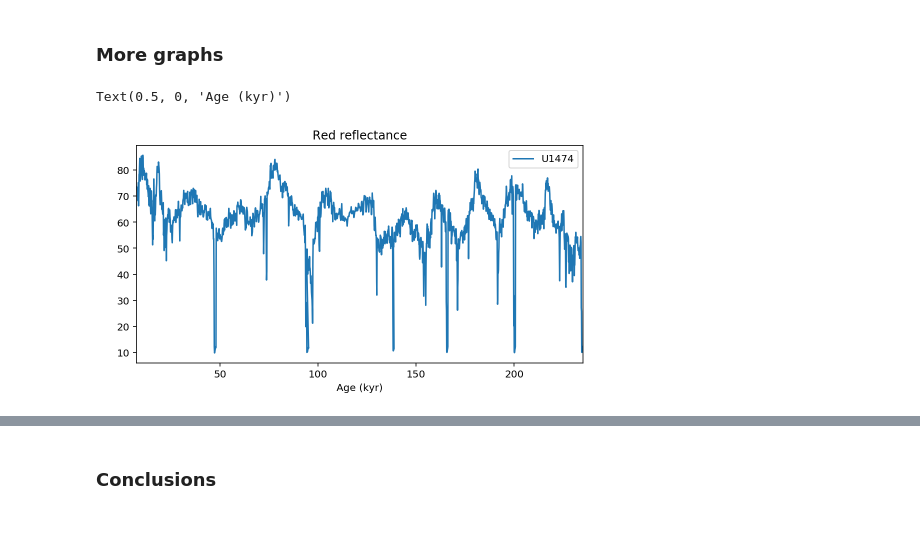
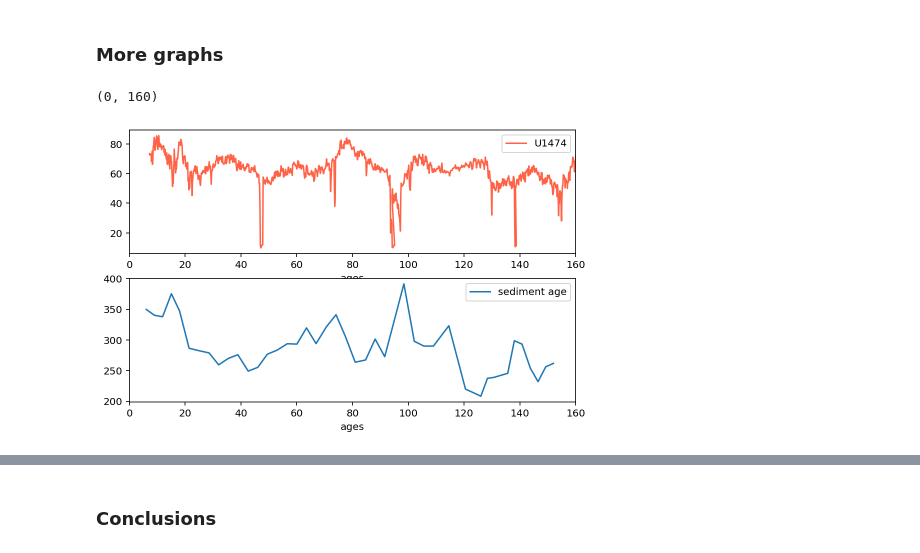
Before and after one commit to rabernat/Site_U1474, a Jupyter notebook: Final_Project.ipynb, the cells around one changed output, grey strips where cells are left out. Cells and saved outputs as stored; diff of their text form; code cells hidden in the pictures; blank space fills up the shorter version.

```diff
--- a/Final_Project.ipynb
+++ b/Final_Project.ipynb
@@ -63,6 +63,8 @@ k_ar.head(2)
 msl = pd.read_csv('../Final_Project/DATA/Magnetic_Susceptibility.csv')
 msl = msl.rename(columns={"Magnetic susceptibility (instr. units)": "msl",
                           "Depth CCSF-361-U1474-ABDEF-20160220 (m)": "depth"})
+
+msl = msl.drop_duplicates(subset = "depth", keep="first")
 msl.head()
 # %% [output]
 |  | Exp | Site | Hole | Core | Type | Sect | A/W | Offset (cm) | Depth CSF-A (m) | depth | ... |
@@ -287,16 +308,15 @@ Colors are related to the mineral makeup of the terrigenous sediment. Therefore,
 # %% [markdown]
 ### More graphs
 # %%
-fig, ax =plt.subplots(figsize=(8,4))
+fig, ax =plt.subplots(figsize=(8,5), nrows=(2))
 
-refl_new.plot(x='ages', y ='R', ax=ax, label ='U1474')
+refl_new.plot(x='ages', y ='R', ax=ax[0], label ='U1474', c = 'tomato')
+k_ar_new.plot(x ='ages', y='Avg_age', ax=ax[1], label = 'sediment age')
 
-#ax.invert_yaxis()
-ax.set_title('Red reflectance')
-ax.set_ylabel(' ')
-ax.set_xlabel('Age (kyr)')
-#ax.set_xlim(0, 160)
+ax[0].set_xlim(0,160)
+
+ax[1].set_xlim(0,160)
 # %% [output]
-Text(0.5, 0, 'Age (kyr)')
+(0, 160)
-[figure, old version]
+[figure, new version]
 # %%
```
Also changed, not shown: parts of 7 cells of this notebook.
